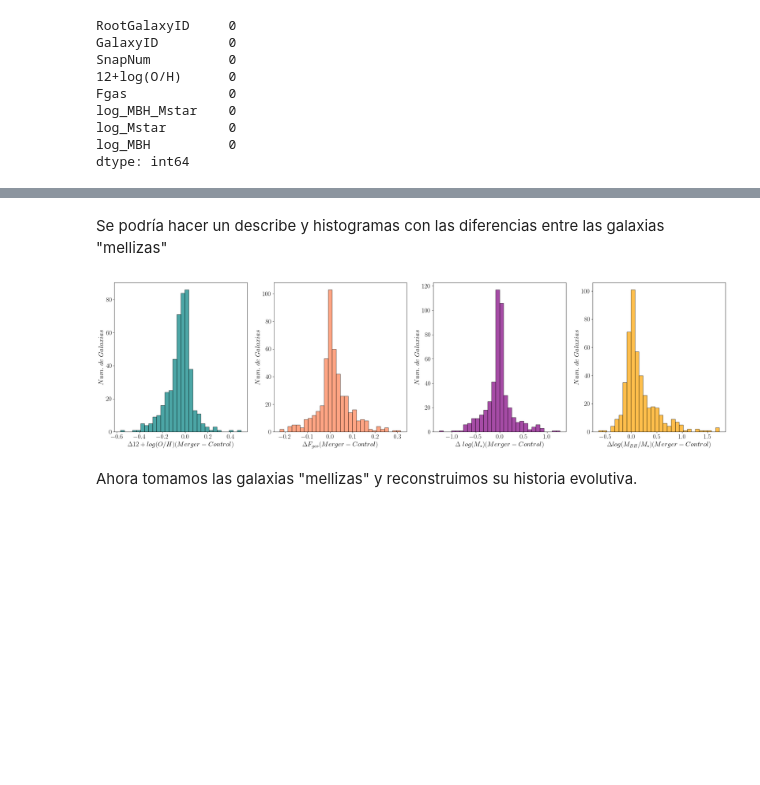
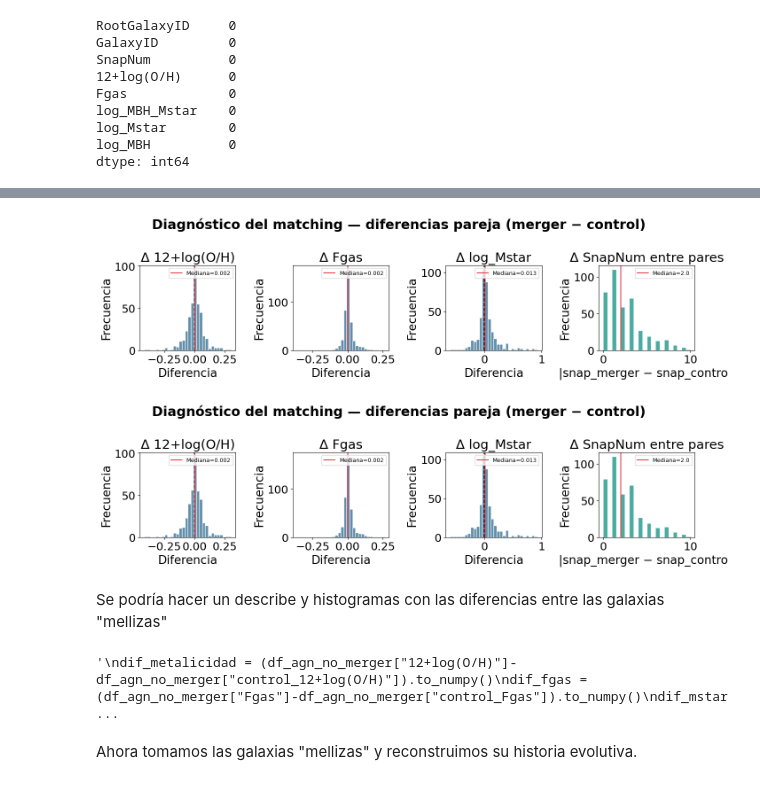
Before and after one commit to SantamariaR/Taller-Tesis-1, a Jupyter notebook: Estadistica_evolutiva.ipynb, the cells around one changed output, grey strips where cells are left out. Drawn from its saved outputs; the diff is of its cells as text; code cells hidden in the pictures; blank space fills up the shorter version.

```diff
--- a/Estadistica_evolutiva.ipynb
+++ b/Estadistica_evolutiva.ipynb
@@ -496,6 +625,12 @@ df_agn_no_merger
+# %%
+mf.diagnostico_matching(df_agn_no_merger)
+# %% [output]
+[figure, added]
+[figure, added]
 # %% [markdown]
 Se podría hacer un describe y histogramas con las diferencias entre las galaxias "mellizas"
 # %%
+"""
 dif_metalicidad = (df_agn_no_merger["12+log(O/H)"]-df_agn_no_merger["control_12+log(O/H)"]).to_numpy()
 dif_fgas = (df_agn_no_merger["Fgas"]-df_agn_no_merger["control_Fgas"]).to_numpy()
 dif_mstar = (df_agn_no_merger["log_Mstar"]-df_agn_no_merger["control_log_Mstar"]).to_numpy()
@@ -522,8 +657,9 @@ ax[3].set_ylabel(r"$Num.\ de\ Galaxias$")
 #plt.savefig("figuras/histogramas_merger_control.png")
 plt.tight_layout()
 plt.show()
+"""
 # %% [output]
-[figure, removed]
+'\ndif_metalicidad = (df_agn_no_merger["12+log(O/H)"]-df_agn_no_merger["control_12+log(O/H)"]).to_numpy()\ndif_fgas = (df_agn_no_merger["Fgas"]-df_agn_no_merger["control_Fgas"]).to_numpy()\ndif_mstar  ...
 # %% [markdown]
 Ahora tomamos las galaxias "mellizas" y reconstruimos su historia evolutiva.
 # %%
```
Also changed, not shown: parts of 88 cells of this notebook, 4 other files.
